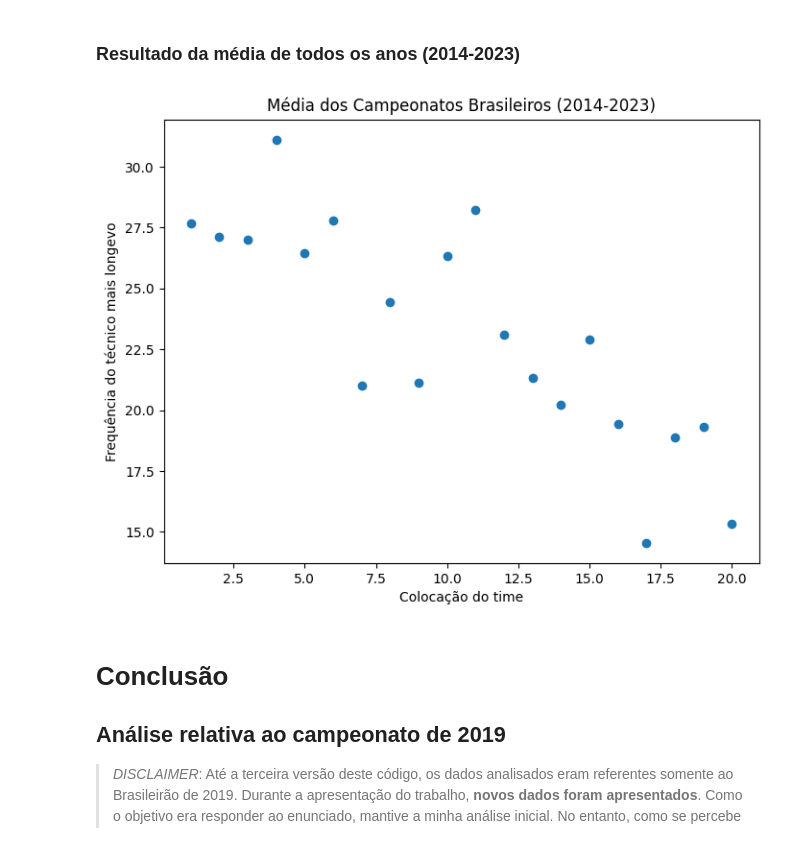
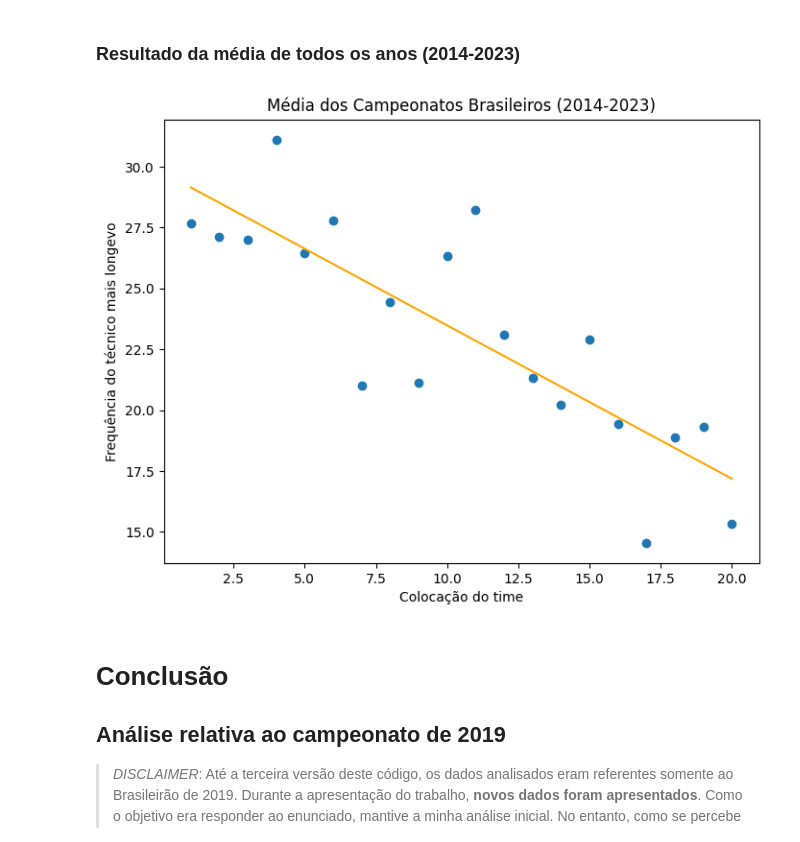
Before and after one commit to lorenaaxbastos/santander-coders-projects, a Jupyter notebook: Unit 1 - Programming Logic II (PY)/Projeto - Técnicos no futebol v4.ipynb, the cells around one changed output. Cells and saved outputs as stored; diff of their text form; code cells hidden in the pictures.

Commit message:
calculate and plot linear regression

```diff
--- a/Unit 1 - Programming Logic II (PY)/Projeto - Técnicos no futebol v4.ipynb
+++ b/Unit 1 - Programming Logic II (PY)/Projeto - Técnicos no futebol v4.ipynb
@@ -671,6 +671,7 @@ for campeonato in todos_campeonatos:
         # tabela
         tabela = zip(times, tecnicos_mais_longevos, qtd_partidas_tecnicos_mais_longevos, pontos_tecnicos_mais_longevos, pontos_times, relacao_pontos_tecnicos_mais_longevos_time)
         df_tabela = pd.DataFrame.from_records(tabela, columns=cabecalho, index=posicoes)
-        print(f" Campeonato Brasileiro de {data_campeonato - 1}")
+        df_tabela.columns.name = "Colocação"
+        print(f"Campeonato Brasileiro de {data_campeonato - 1}")
         display(df_tabela)
 # %% [output]
@@ -785,34 +786,67 @@ for campeonato in todos_campeonatos:
 ... (15 outputs left out)
 # %% [markdown]
 ### Resultado da média de todos os anos (2014-2023)
+# %%
+def regressao_linear_simples(valores_x, valores_y):
+    if len(valores_x) != len(valores_y):
+        raise Exception("Listas de tamanhos diferentes. Devem ter o mesmo comprimento.")
+
+    n = len(valores_x)
+
+    quadrados_x = [x ** 2 for x in valores_x]
+    quadrados_y = [y ** 2 for y in valores_y]
+    produto_xy = [x * y for x, y in zip(valores_x, valores_y)]
+
+    somatorio_x = sum(valores_x)
+    somatorio_y = sum(valores_y)
+    somatorio_quadrados_x = sum(quadrados_x)
+    somatorio_quadrados_y = sum(quadrados_y)
+    somatorio_produtos = sum(produto_xy)
+
+    desvio_padrao_xx = somatorio_quadrados_x - ((somatorio_x ** 2) / n)
+    desvio_padrao_xy = somatorio_produtos - ((somatorio_x * somatorio_y) / n)
+    media_valores_x = sum(valores_x) / len(valores_x)
+    media_valores_y = sum(valores_y) / len(valores_y)
+
+    b = desvio_padrao_xy / desvio_padrao_xx
+    a = media_valores_y - (b * media_valores_x)
+
+    def f(x):
+        return a + (b * x)
+
+    resultado = [f(x) for x in valores_x]
+
+    return resultado
 # %%
 quantidade_colocados = len(posicoes)
 medias = [0] * len(posicoes)
 data = 2006
 anos_calculados = 1
 
 for ano, listas in resultados.items():
     # apenas a partir de 2014 os dados estão normalizados
     # se tirar a data, o código vai rodar, mas os dados até 2014 estarão incorretos
     data += 1
     if ano < 2014 or data == 2016:
         continue
     anos_calculados += 1
     for variavel, lista in listas:
         if variavel == "qtd_partidas_tecnicos_mais_longevos" and len(lista) == quantidade_colocados:
             for i, qtd_partidas in enumerate(lista):
                 medias[i] += qtd_partidas
 
 medias = [media / anos_calculados for media in medias]
+regressao = regressao_linear_simples(posicoes, medias)
 
 plt.figure(figsize=(8, 6))
 plt.title('Média dos Campeonatos Brasileiros (2014-2023)')
 plt.xlabel('Colocação do time')
 plt.ylabel('Frequência do técnico mais longevo')
 plt.scatter(posicoes, medias)
+plt.plot(posicoes, regressao, color="orange")
 plt.xscale('linear')
 # %% [output]
-[figure, old version]
+[figure, new version]
 # %% [markdown]
 # Conclusão
 
```
Also changed, not shown: parts of 1 cell of this notebook.
